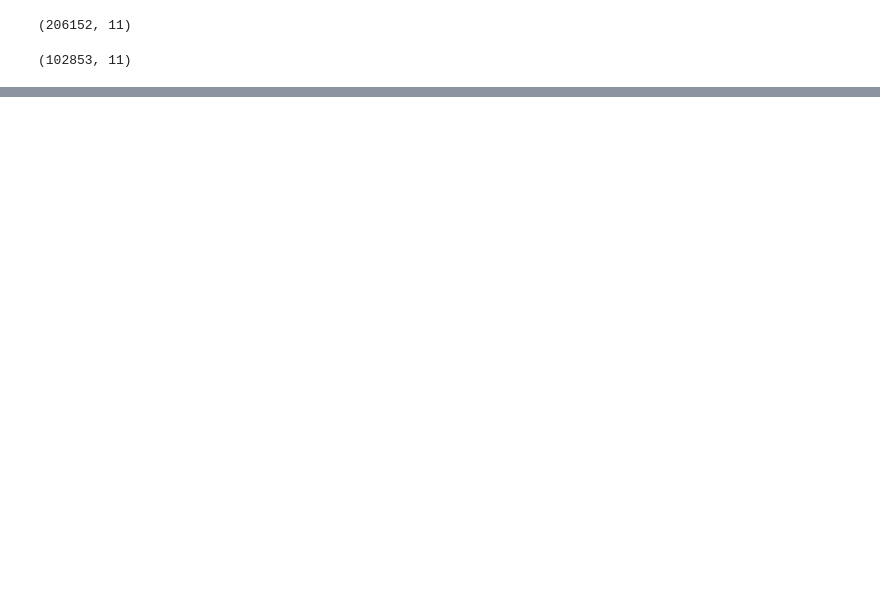
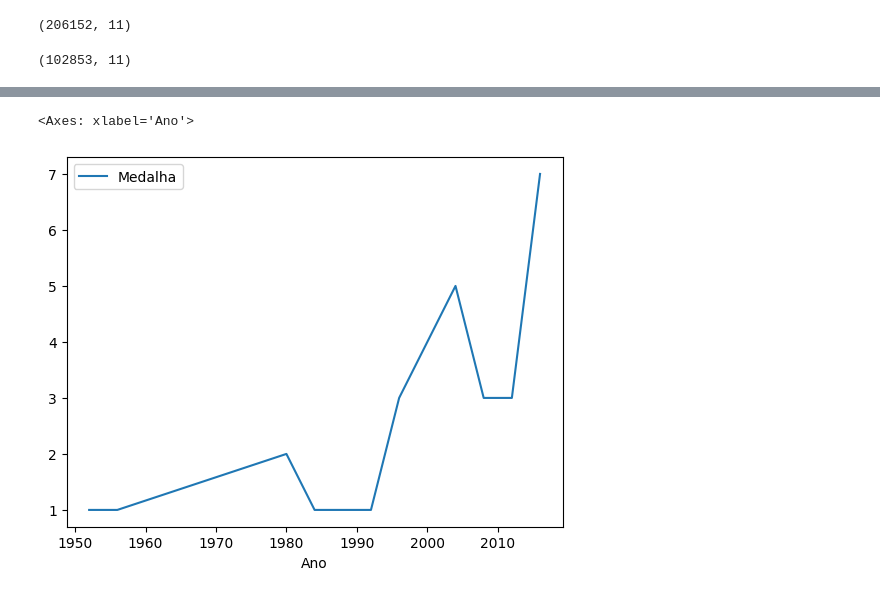
Before and after one commit to tirolezzo/120_years_of_Olympic_history, a Jupyter notebook: 120_years_of_Olympic_history.ipynb, the cells around one changed output, grey strips where cells are left out. Drawn from its saved outputs; the diff is of its cells as text; code cells hidden in the pictures; blank space fills up the shorter version.

```diff
--- a/120_years_of_Olympic_history.ipynb
+++ b/120_years_of_Olympic_history.ipynb
@@ -823,0 +894,5 @@ olimPais.shape
+# %%
+resumo.plot()
+# %% [output]
+<Axes: xlabel='Ano'>
+[figure, added]
```
Also changed, not shown: parts of 16 cells of this notebook.
